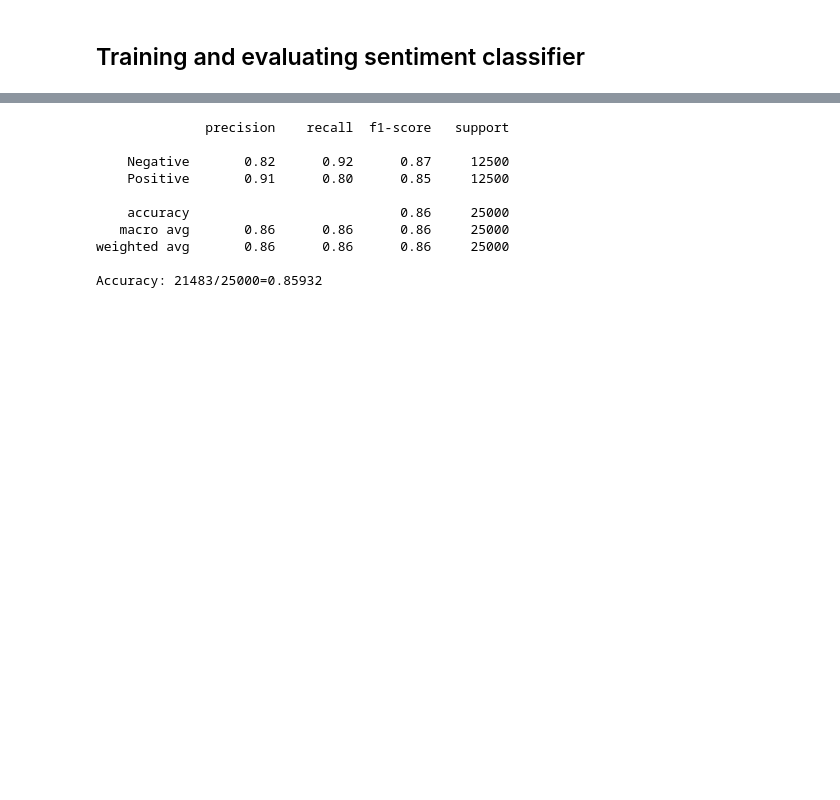
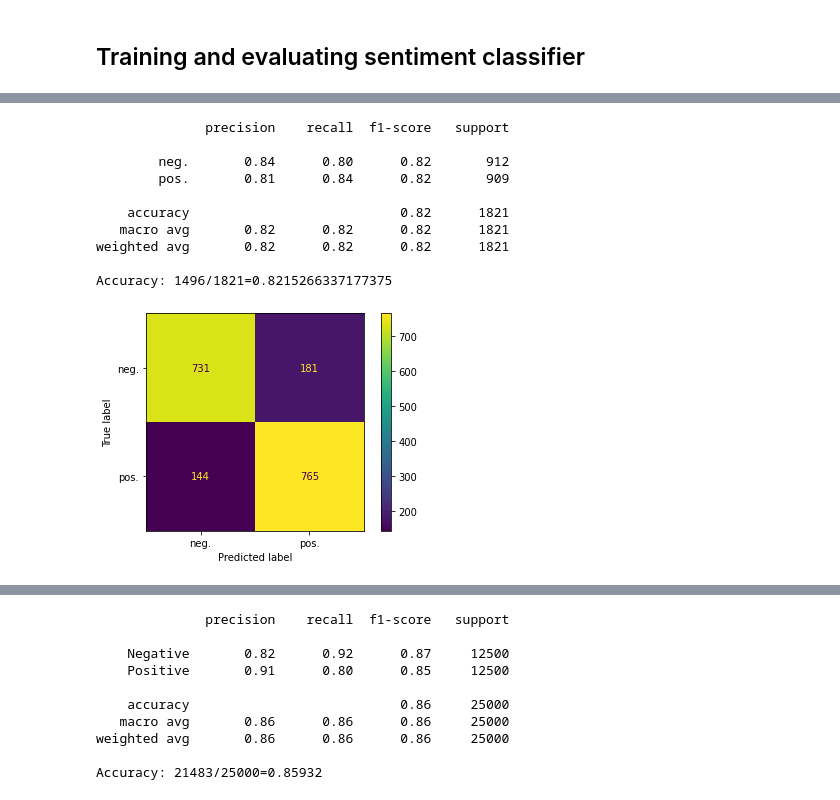
Before and after one commit to joel-n/sentiment-analysis, a Jupyter notebook: subjectivity_classification.ipynb, the cells around one changed output, grey strips where cells are left out. Saved outputs shown, nothing was run; the diff lists cells and outputs as text; code cells hidden in the pictures; blank space fills up the shorter version.

```diff
--- a/subjectivity_classification.ipynb
+++ b/subjectivity_classification.ipynb
@@ -609,7 +682,7 @@ We instantiate a new vectorizer for the sentiment prediction data, and then trai
 # %%
 # Parameters for sentiment classification features
 n_grams = 'unigram'
-binary_counts_ = False
+binary_counts_ = True
 stop_words_ = None
 tf_idf = False
 # %%
@@ -673,21 +759,3 @@ polarity_nb = MultinomialNB()
 polarity_nb.fit(train_vec_polarity, train_lab_polarity)
 
 te_pred_polarity = polarity_nb.predict(test_vec_polarity)
-# %%
-if binary_classes:
-    classes = ["Negative", "Positive"]
-else:
-    classes = ["Very Negative", "Negative", "Neutral", "Positive", "Very Positive"]
-
-clf_report  = classification_report(test_lab_polarity, te_pred_polarity, target_names=classes)
-conf_matrix = confusion_matrix(test_lab_polarity, te_pred_polarity)
-
-print(clf_report)
-print(f'Accuracy: {sum(np.diag(conf_matrix))}/{np.sum(conf_matrix)}={sum(np.diag(conf_matrix))/np.sum(conf_matrix)}')
-
-disp = ConfusionMatrixDisplay(confusion_matrix=conf_matrix, display_labels=classes)
-disp.plot()
-plt.savefig(f'SST-2class_no-subj_no-stop_lemma_unigram_frequency.svg')
-plt.show()
-
-# lemmas, no stop words, NO subj. classifier. unigram, frequency features WHOLE SST/RT DATASET
@@ -858,0 +762,28 @@ Accuracy: 884/2210=0.4
+# %%
+if binary_classes:
+    classes = ["neg.", "pos."]
+else:
+    classes = ["v. neg", "neg.", "neutr.", "pos.", "v. pos."]
+
+clf_report  = classification_report(test_lab_polarity, te_pred_polarity, target_names=classes)
+conf_matrix = confusion_matrix(test_lab_polarity, te_pred_polarity)
+
+print(clf_report)
+print(f'Accuracy: {sum(np.diag(conf_matrix))}/{np.sum(conf_matrix)}={sum(np.diag(conf_matrix))/np.sum(conf_matrix)}')
+
+disp = ConfusionMatrixDisplay(confusion_matrix=conf_matrix, display_labels=classes)
+disp.plot()
+plt.savefig(f'SST-2class_no-subj_no-stop_lemma_unigram_presence_ud.svg')
+plt.show()
+# %% [output]
+              precision    recall  f1-score   support
+
+        neg.       0.84      0.80      0.82       912
+        pos.       0.81      0.84      0.82       909
+
+    accuracy                           0.82      1821
+   macro avg       0.82      0.82      0.82      1821
+weighted avg       0.82      0.82      0.82      1821
+
+Accuracy: 1496/1821=0.8215266337177375
+[figure, added]
```
Also changed, not shown: parts of 41 cells of this notebook.
